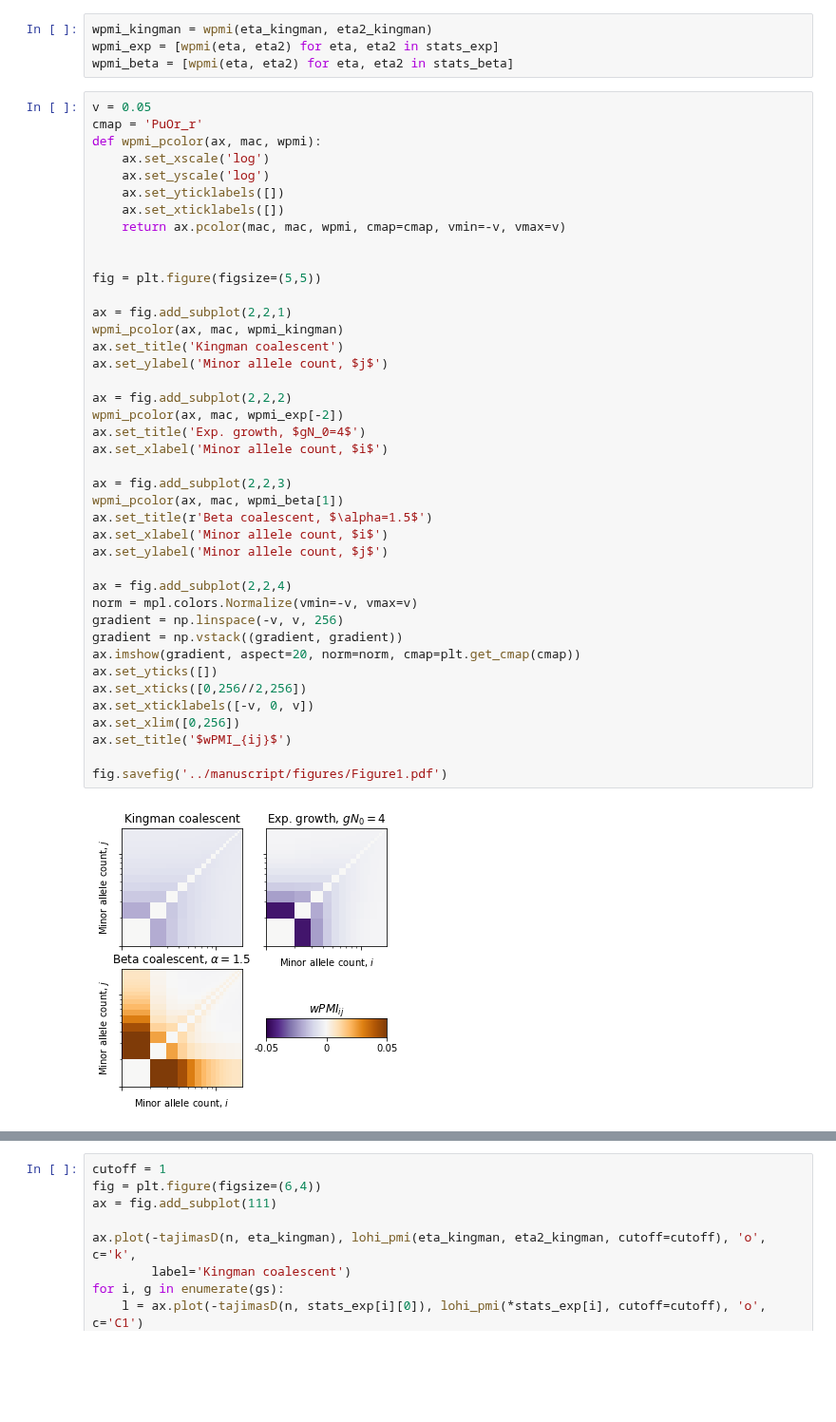
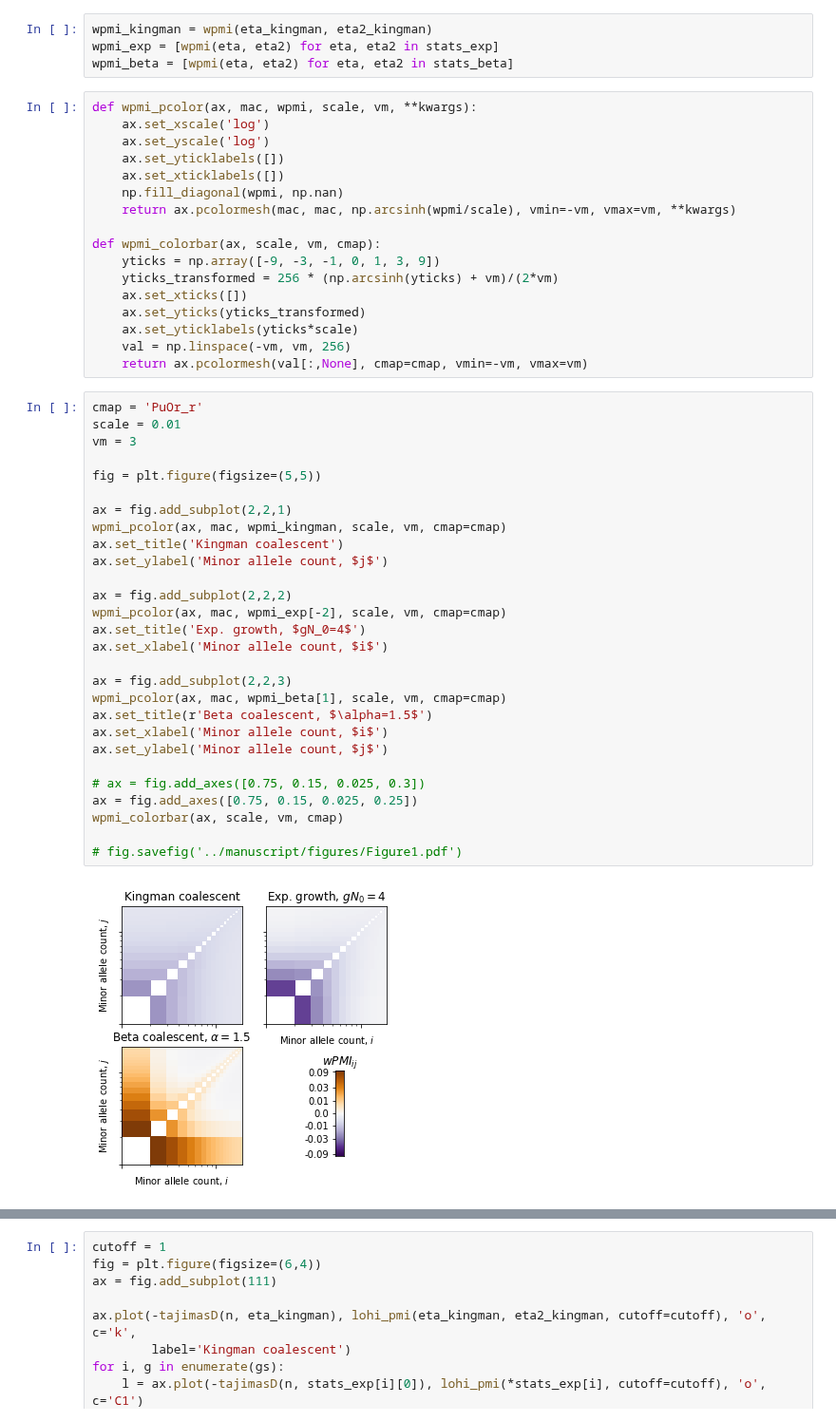
Before and after one commit to dp-rice/multiplemergers, a Jupyter notebook: notebooks/figures_without_recombination.ipynb, the cells around one changed output, grey strips where cells are left out. Shown at 95% size. Saved outputs shown, nothing was run; the diff lists cells and outputs as text; blank space fills up the shorter version.

```diff
--- a/notebooks/figures_without_recombination.ipynb
+++ b/notebooks/figures_without_recombination.ipynb
@@ -76,46 +73,50 @@ stats_beta = [stats(n, "beta", alpha=a) for a in alphas]
 wpmi_kingman = wpmi(eta_kingman, eta2_kingman)
 wpmi_exp = [wpmi(eta, eta2) for eta, eta2 in stats_exp]
 wpmi_beta = [wpmi(eta, eta2) for eta, eta2 in stats_beta]
+# %%
+def wpmi_pcolor(ax, mac, wpmi, scale, vm, **kwargs):
+    ax.set_xscale('log')
+    ax.set_yscale('log')
+    ax.set_yticklabels([])
+    ax.set_xticklabels([])
+    np.fill_diagonal(wpmi, np.nan)
+    return ax.pcolormesh(mac, mac, np.arcsinh(wpmi/scale), vmin=-vm, vmax=vm, **kwargs)
+
+def wpmi_colorbar(ax, scale, vm, cmap):
+    yticks = np.array([-9, -3, -1, 0, 1, 3, 9])
+    yticks_transformed = 256 * (np.arcsinh(yticks) + vm)/(2*vm)
+    ax.set_xticks([])
+    ax.set_yticks(yticks_transformed)
+    ax.set_yticklabels(yticks*scale)
+    val = np.linspace(-vm, vm, 256)
+    return ax.pcolormesh(val[:,None], cmap=cmap, vmin=-vm, vmax=vm)
 # %%
-v = 0.05
 cmap = 'PuOr_r'
-def wpmi_pcolor(ax, mac, wpmi):
-    ax.set_xscale('log')
-    ax.set_yscale('log')
-    ax.set_yticklabels([])
-    ax.set_xticklabels([])
-    return ax.pcolor(mac, mac, wpmi, cmap=cmap, vmin=-v, vmax=v)
-
+scale = 0.01
+vm = 3
 
 fig = plt.figure(figsize=(5,5))
 
 ax = fig.add_subplot(2,2,1)
-wpmi_pcolor(ax, mac, wpmi_kingman)
+wpmi_pcolor(ax, mac, wpmi_kingman, scale, vm, cmap=cmap)
 ax.set_title('Kingman coalescent')
 ax.set_ylabel('Minor allele count, $j$')
 
 ax = fig.add_subplot(2,2,2)
-wpmi_pcolor(ax, mac, wpmi_exp[-2])
+wpmi_pcolor(ax, mac, wpmi_exp[-2], scale, vm, cmap=cmap)
 ax.set_title('Exp. growth, $gN_0=4$')
 ax.set_xlabel('Minor allele count, $i$')
 
 ax = fig.add_subplot(2,2,3)
-wpmi_pcolor(ax, mac, wpmi_beta[1])
+wpmi_pcolor(ax, mac, wpmi_beta[1], scale, vm, cmap=cmap)
 ax.set_title(r'Beta coalescent, $\alpha=1.5$')
 ax.set_xlabel('Minor allele count, $i$')
 ax.set_ylabel('Minor allele count, $j$')
 
-ax = fig.add_subplot(2,2,4)
-norm = mpl.colors.Normalize(vmin=-v, vmax=v)
-gradient = np.linspace(-v, v, 256)
-gradient = np.vstack((gradient, gradient))
-ax.imshow(gradient, aspect=20, norm=norm, cmap=plt.get_cmap(cmap))
-ax.set_yticks([])
-ax.set_xticks([0,256//2,256])
-ax.set_xticklabels([-v, 0, v])
-ax.set_xlim([0,256])
-ax.set_title('$wPMI_{ij}$')
+# ax = fig.add_axes([0.75, 0.15, 0.025, 0.3])
+ax = fig.add_axes([0.75, 0.15, 0.025, 0.25])
+wpmi_colorbar(ax, scale, vm, cmap)
 
-fig.savefig('../manuscript/figures/Figure1.pdf')
+# fig.savefig('../manuscript/figures/Figure1.pdf')
 # %% [output]
-[figure, old version]
+[figure, new version]
```
Also changed, not shown: parts of 2 cells of this notebook, 4 other files.
